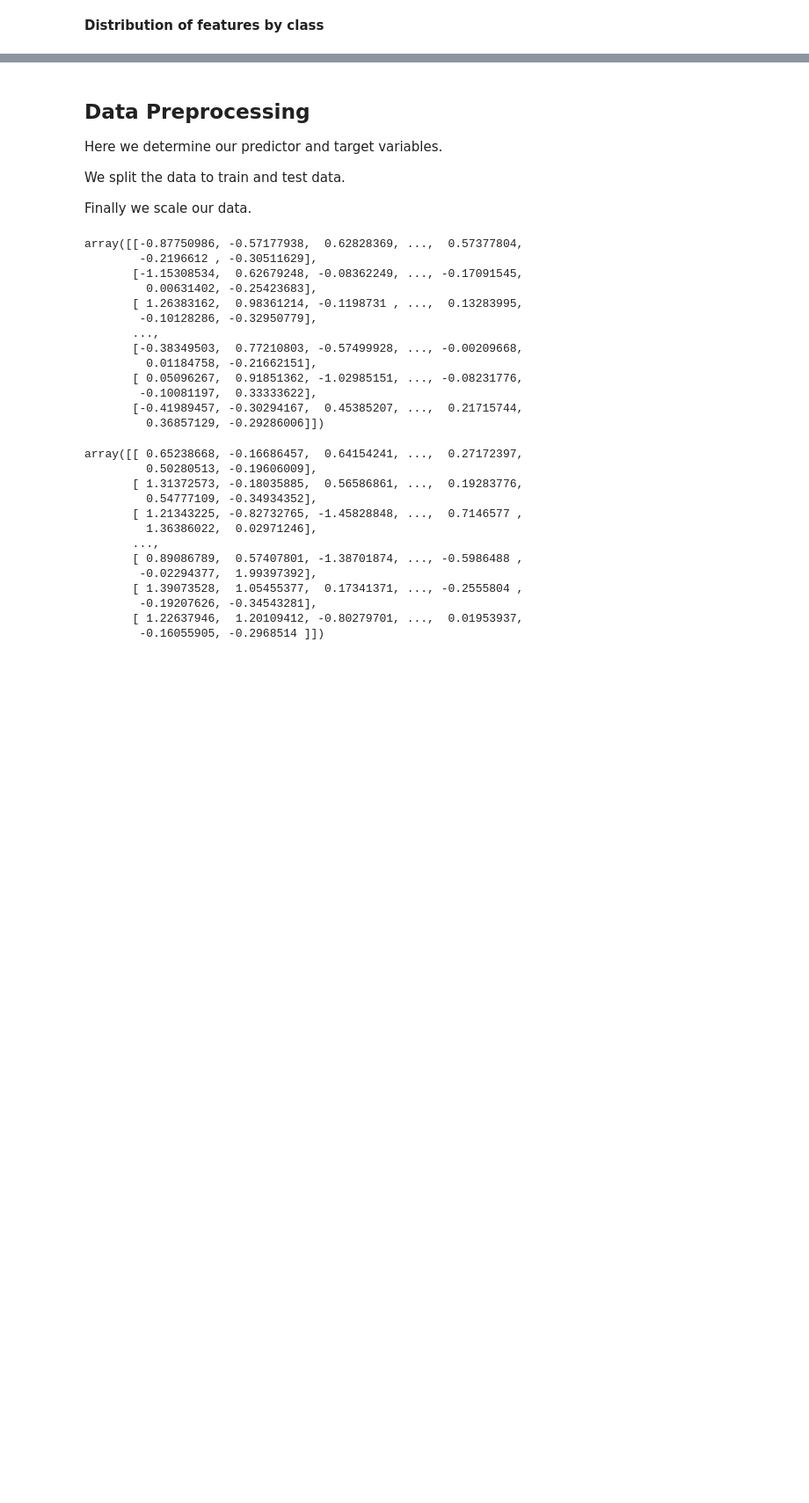
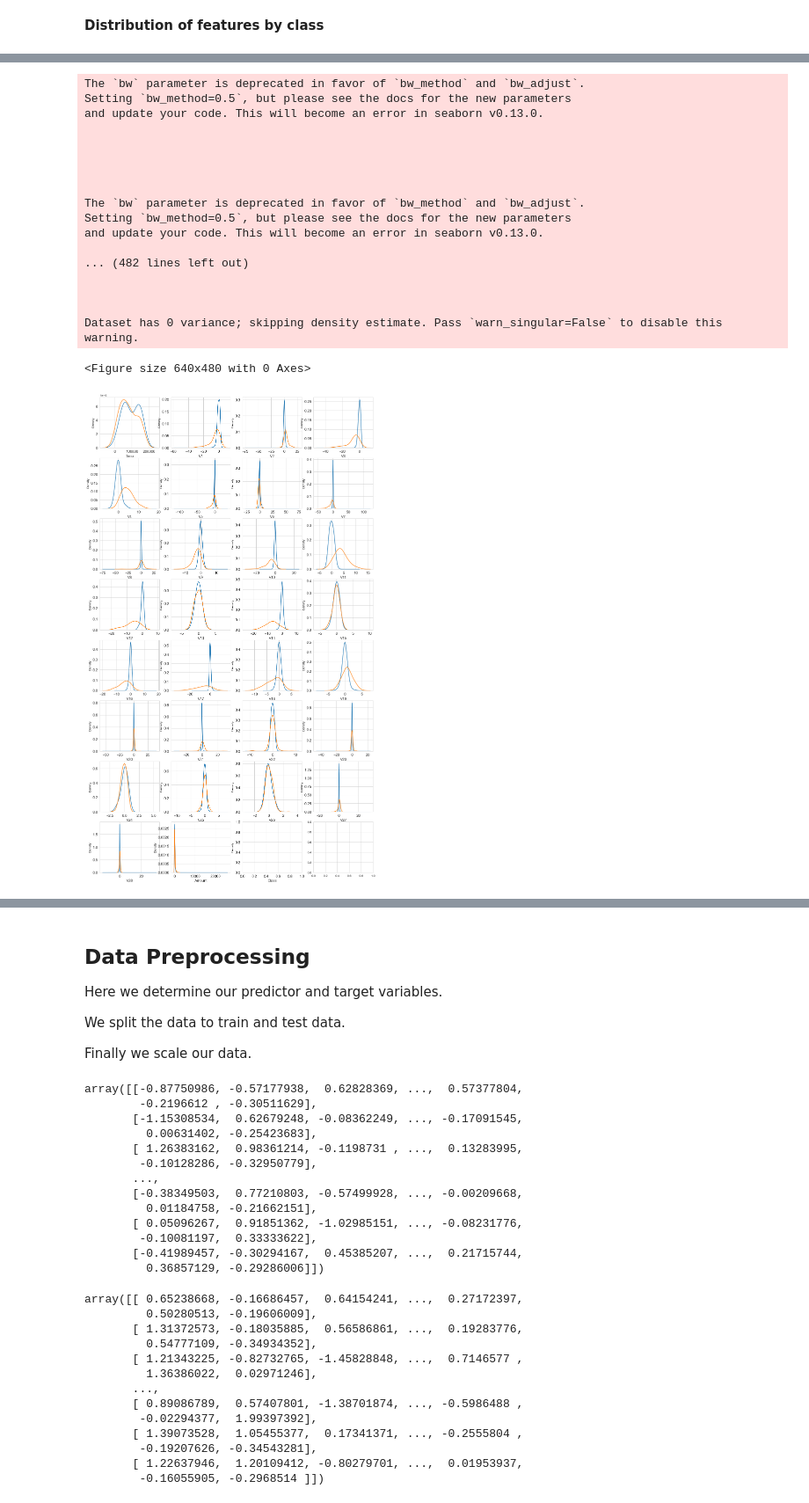
Before and after one commit to obystephen/dsc-phase-3-project-v2-3, a Jupyter notebook: project3.ipynb, the cells around one changed output, grey strips where cells are left out. Shown at 88% size. Drawn from its saved outputs; the diff is of its cells as text; code cells hidden in the pictures; blank space fills up the shorter version.

```diff
--- a/project3.ipynb
+++ b/project3.ipynb
@@ -212,0 +209,41 @@ plot_distribution(data, columns_features, 3, "Class")
+# %%
+#Plotting feature density visualization
+val = data.columns.values
+
+i = 0
+genuine = data.loc[data['Class'] == 0]
+fraud = data.loc[data['Class'] == 1]
+
+sns.set_style('whitegrid')
+plt.figure()
+fig, ax = plt.subplots(8,4,figsize=(16,28))
+
+for feature in val:
+    i += 1
+    plt.subplot(8,4,i)
+    sns.kdeplot(genuine[feature], bw=0.5,label="Class = 0")
+    sns.kdeplot(fraud[feature], bw=0.5,label="Class = 1")
+    plt.xlabel(feature, fontsize=12)
+    locs, labels = plt.xticks()
+    plt.tick_params(axis='both', which='major', labelsize=12)
+plt.show();
+# %% [output]
+The `bw` parameter is deprecated in favor of `bw_method` and `bw_adjust`.
+Setting `bw_method=0.5`, but please see the docs for the new parameters
+and update your code. This will become an error in seaborn v0.13.0.
+
+
+
+
+
+The `bw` parameter is deprecated in favor of `bw_method` and `bw_adjust`.
+Setting `bw_method=0.5`, but please see the docs for the new parameters
+and update your code. This will become an error in seaborn v0.13.0.
+
+... (482 lines left out)
+
+
+
+Dataset has 0 variance; skipping density estimate. Pass `warn_singular=False` to disable this warning.
+<Figure size 640x480 with 0 Axes>
+[figure, added]
```
Also changed, not shown: parts of 12 cells of this notebook, 1 other file.
